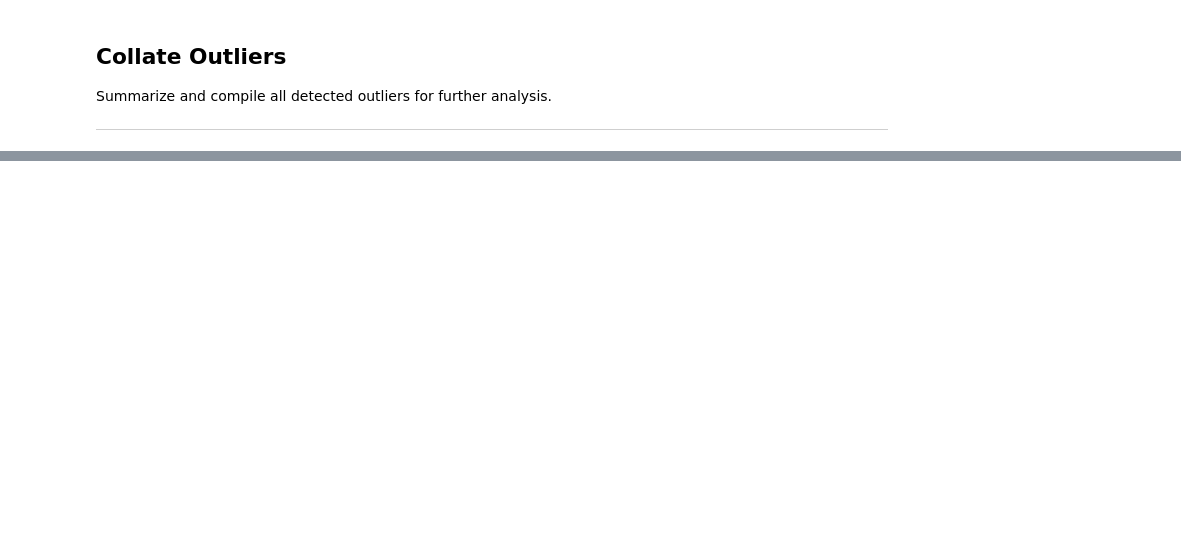
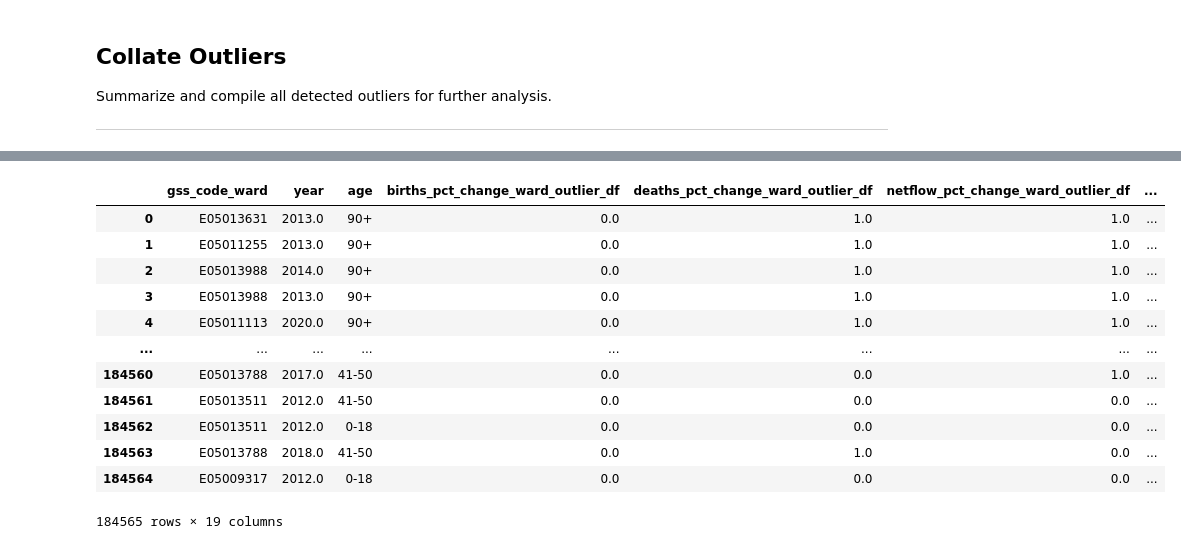
Before and after one commit to SebastianHeslinRees/Projections_QA, a Jupyter notebook: QA_population_projection.ipynb, the cells around one changed output, grey strips where cells are left out. Cells and saved outputs as stored; diff of their text form; code cells hidden in the pictures; blank space fills up the shorter version.

```diff
--- a/QA_population_projection.ipynb
+++ b/QA_population_projection.ipynb
@@ -1188,0 +1425,16 @@ df_tally
+# %%
+df_tally
+# %% [output]
+|  | gss_code_ward | year | age | births_pct_change_ward_outlier_df | deaths_pct_change_ward_outlier_df | netflow_pct_change_ward_outlier_df | ... |
+| 0 | E05013631 | 2013.0 | 90+ | 0.0 | 1.0 | 1.0 | ... |
+| 1 | E05011255 | 2013.0 | 90+ | 0.0 | 1.0 | 1.0 | ... |
+| 2 | E05013988 | 2014.0 | 90+ | 0.0 | 1.0 | 1.0 | ... |
+| 3 | E05013988 | 2013.0 | 90+ | 0.0 | 1.0 | 1.0 | ... |
+| 4 | E05011113 | 2020.0 | 90+ | 0.0 | 1.0 | 1.0 | ... |
+| ... | ... | ... | ... | ... | ... | ... | ... |
+| 184560 | E05013788 | 2017.0 | 41-50 | 0.0 | 0.0 | 1.0 | ... |
+| 184561 | E05013511 | 2012.0 | 41-50 | 0.0 | 0.0 | 0.0 | ... |
+| 184562 | E05013511 | 2012.0 | 0-18 | 0.0 | 0.0 | 0.0 | ... |
+| 184563 | E05013788 | 2018.0 | 41-50 | 0.0 | 1.0 | 0.0 | ... |
+| 184564 | E05009317 | 2012.0 | 0-18 | 0.0 | 0.0 | 0.0 | ... |
+184565 rows × 19 columns
```
Also changed, not shown: parts of 41 cells of this notebook.
